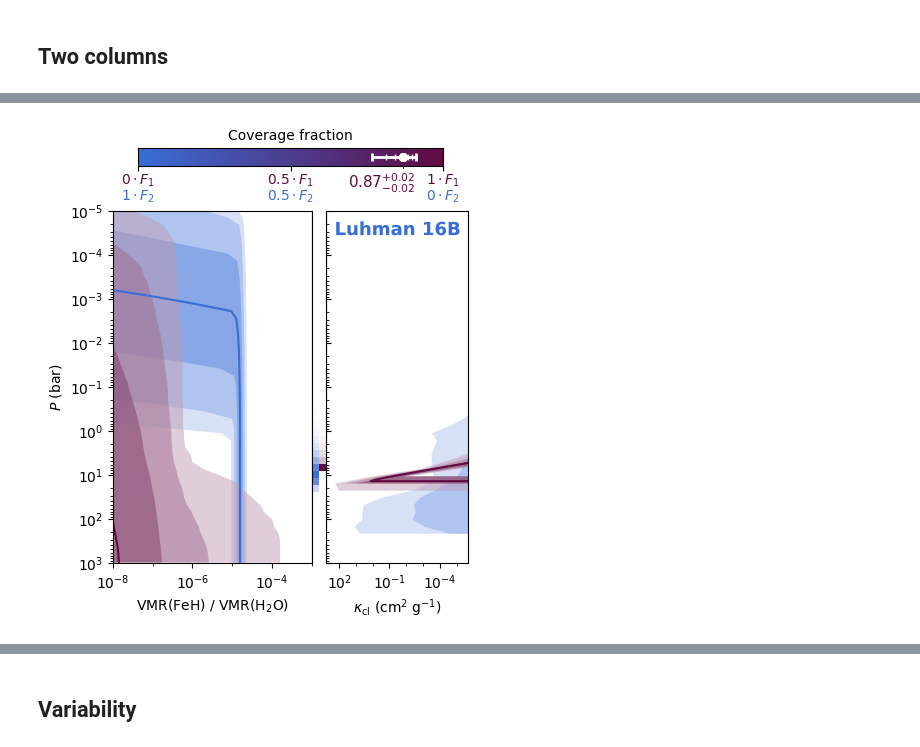
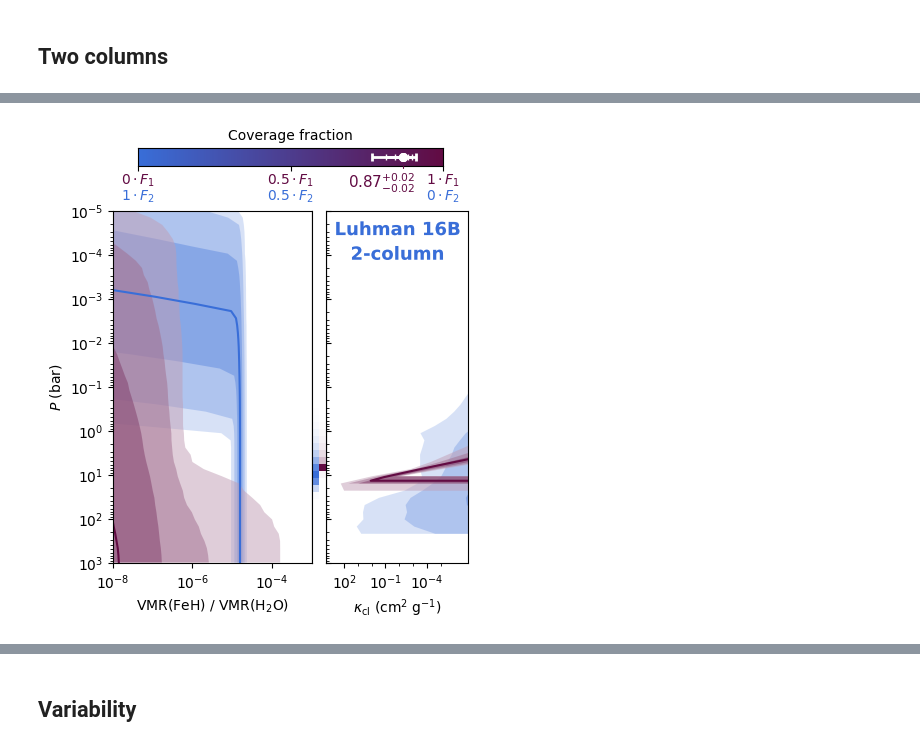
Before and after one commit to samderegt/retrieval_base, a Jupyter notebook: Luhman_16/figures/plot_J_band_2column.ipynb, the cells around one changed output, grey strips where cells are left out. Cells and saved outputs as stored; diff of their text form; code cells hidden in the pictures.

Commit message:
Plot updates

```diff
--- a/Luhman_16/figures/plot_J_band_2column.ipynb
+++ b/Luhman_16/figures/plot_J_band_2column.ipynb
@@ -120,14 +114,14 @@ contr_B = np.load(f'{Res_B.prefix}data/bestfit_int_contr_em_{Res_B.m_set}.npy')
 
 _, opa_envelope_A1, _, opa_envelope_A1_fine, fine_pressure, _ = Res_A.get_grey_cloud_opacity(
     #keys_indices={'log_opa_base_gray':7, 'log_P_base_gray':8, 'f_sed_gray':9},
-    keys_indices={'log_opa_base_gray':13, 'log_P_base_gray':14, 'f_sed_gray':15},
+    keys_indices={'log_opa_base_gray':13, 'log_P_base_gray':14, 'f_sed_gray':15}, N_fine_pressure=100,
     )
 _, opa_envelope_A2, _, opa_envelope_A2_fine, fine_pressure, _ = Res_A.get_grey_cloud_opacity(
     #keys_indices={'log_opa_base_gray':13, 'log_P_base_gray':14, 'f_sed_gray':15},
-    keys_indices={'log_opa_base_gray':7, 'log_P_base_gray':8, 'f_sed_gray':9},
+    keys_indices={'log_opa_base_gray':7, 'log_P_base_gray':8, 'f_sed_gray':9}, N_fine_pressure=100,
     )
 _, opa_envelope_B, _, opa_envelope_B_fine, fine_pressure, _ = Res_B.get_grey_cloud_opacity(
-    keys_indices={'log_opa_base_gray':6, 'log_P_base_gray':7, 'f_sed_gray':8},
+    keys_indices={'log_opa_base_gray':6, 'log_P_base_gray':7, 'f_sed_gray':8}, N_fine_pressure=100,
     )
 # %%
 VMR_posterior_A1 = utils.convert_mf_dict_to_VMR_dict(Chem_A1, relative_to_key='H2O')
@@ -138,6 +132,7 @@ VMR_posterior_B = utils.convert_mf_dict_to_VMR_dict(Chem_B, relative_to_key='H2O
 #FeH_posterior_A2 = utils.convert_mf_dict_to_VMR_dict(Chem_A2)['FeH']
 FeH_envelope_A1 = np.quantile(VMR_posterior_A1['FeH'], q=q, axis=0)
 FeH_envelope_A2 = np.quantile(VMR_posterior_A2['FeH'], q=q, axis=0)
+FeH_envelope_B  = np.quantile(VMR_posterior_B['FeH'], q=q, axis=0)
 
 VMR_envelope_A = {
     species_i: np.quantile(VMR_i, q=q, axis=0) for species_i, VMR_i in VMR_posterior_A1.items()
@@ -328,29 +363,42 @@ plt.show()
 # %%
 color_m_A1 = color_m_B
+#color_m_A1 = 'darkorange'
 color_m_A2 = '#620B43'
+
+median_kwargs_A = {'c':color_m_A, 'lw':1.5, 'ls':'-'}
+median_kwargs_B = {'c':color_m_B, 'lw':1.5, 'ls':(0,(5,3))}
+
+ylim = (1e3,1e-5)
+#ylim = (10**(+2.5),10**(-1.0))
 
 fig = plt.figure(figsize=(4.5,5.0))
 gs = fig.add_gridspec(
     nrows=2, ncols=5, hspace=0.24, wspace=0.0, height_ratios=[0.05,0.95], width_ratios=[0.07,0.49,0.04,0.33,0.07]
 )
 ax_cf = fig.add_subplot(gs[0,1:4])
-ax_VMR = fig.add_subplot(gs[-1,:2])
-ax_cl  = fig.add_subplot(gs[-1,-2:])
-ax_contr = fig.add_subplot(gs[-1,2])
+ax_VMR = fig.add_subplot(gs[1,:2])
+ax_cl  = fig.add_subplot(gs[1,-2:])
+ax_contr = fig.add_subplot(gs[1,2])
 
 for i, (int_contr_em_i, color_i) in enumerate(zip([int_contr_em_A1,int_contr_em_A2], [color_m_A1,color_m_A2])):
 
+    extent = [0+0.5*i, 0.5+0.5*i, np.log10(PT_B.pressure.max()), np.log10(PT_B.pressure.min())]
+
     cmap_i = mpl.colors.LinearSegmentedColormap.from_list('', ['w',color_i])
     ax_contr.imshow(
-        int_contr_em_i.reshape(-1,1), cmap=cmap_i, aspect='auto', interpolation='none',
-        extent=[0+0.5*i,0.5+0.5*i,0,1], transform=ax_contr.transAxes,
+        int_contr_em_i.reshape(-1,1), cmap=cmap_i, aspect='auto',
+        interpolation='none', extent=extent
     )
 ax_contr.spines[['bottom','top']].set_visible(False)
-ax_contr.set(yticks=[], xticks=[])
-
+ax_contr.set(yticks=[], xticks=[], xlim=(0,1), ylim=np.log10(ylim))
 
 ax_cl.annotate(
     name_A, xy=(0.5,0.97), xycoords='axes fraction',
+    ha='center', va='top', c=color_m_A1, fontsize=13, fontweight='bold',
+    path_effects=[pe.withStroke(linewidth=2, foreground='w', alpha=0.8)]
+    )
+ax_cl.annotate(
+    '2-column', xy=(0.5,0.9), xycoords='axes fraction',
     ha='center', va='top', c=color_m_A1, fontsize=13, fontweight='bold',
     path_effects=[pe.withStroke(linewidth=2, foreground='w', alpha=0.8)]
     )
@@ -373,6 +421,7 @@ for VMR_env_i, opa_env_i, opa_env_fine_i, color_i in zip(
         colors=[env_colors_i[0],env_colors_i[1],env_colors_i[2]], median_kwargs=median_kwargs_A
         )
 
+    #'''
     utils.plot_envelopes(
         ax_cl, PT_B.pressure, x=opa_env_i, #x_indices=[(0,6)],
         #colors=[env_colors_i[0]], #median_kwargs=median_kwargs_A
@@ -382,29 +431,54 @@ for VMR_env_i, opa_env_i, opa_env_fine_i, color_i in zip(
         ax_cl, fine_pressure, x=opa_env_fine_i, x_indices=[],
         colors=[], median_kwargs=median_kwargs_A
         )
+    #'''
 
-#ax_VMR.errorbar(
-#    x=np.median(FeH_envelope_A2[6]), xerr=2e-7, y=0.2,
-#    transform=ax_VMR.get_xaxis_transform(),
-#    fmt='|', xuplims=True, color=color_m_A2, markersize=6
-#)
+    '''
+    utils.plot_envelopes(
+        ax_cl, fine_pressure, x=opa_env_fine_i,
+        colors=env_colors_i, median_kwargs=median_kwargs_A
+        )
+    '''
+
+'''
+#color_i = color_m_B
+color_i = 'k'
+cmap = mpl.colors.LinearSegmentedColormap.from_list('', ['w',color_i])
+env_colors_i = cmap([0.4,0.6,0.8])
+env_colors_i[:,3] = 0.5
+median_kwargs_A['c'] = color_i
+median_kwargs_A['lw'] = 2
+median_kwargs_A['ls'] = (0,(5,3))
+#median_kwargs_A['alpha'] = 0.7
+#median_kwargs_A['zorder'] = -1
+
+utils.plot_envelopes(
+    ax_VMR, y=PT_B.pressure, x=FeH_envelope_B, x_indices=[], median_kwargs=median_kwargs_A, zorder=-1,
+    )
+utils.plot_envelopes(
+    ax_cl, PT_B.pressure, x=opa_envelope_B, x_indices=[], median_kwargs=median_kwargs_A, zorder=-1,
+    )
+'''
+
 
 ax_VMR.set(
     xlabel=r'VMR(FeH) / VMR($\mathrm{H_2O}$)',
     ylabel=r'$P\ (\mathrm{bar})$', xscale='log', yscale='log',
     #xlim=(10**(-6.1),10**(-3.9)), ylim=(1e3,1e-5)
     #xlim=(10**(-6.2),10**(-3.9)), ylim=(1e3,1e-5)
-    xlim=(1e-8,1e-3), ylim=(1e3,1e-5)
+    xlim=(1e-8,1e-3), ylim=ylim
     )
 #ax_VMR.set_xticks([1e-6,1e-4], labels=[], minor=True)
-ax_VMR.set_xticks([1e-7,1e-5,1e-3], labels=[], minor=True)
+#ax_VMR.set_xticks([1e-7,1e-5,1e-3], labels=[], minor=True)
 
 ax_cl.set(
-    xscale='log', yscale='log', ylim=(1e3,1e-5), yticklabels=[],
+    xscale='log', yscale='log', ylim=ylim, yticklabels=[],
     xticks=10.**np.array([2,-1,-4]), xlim=(6e2,2e-6),
     xlabel=r'$\kappa_\mathrm{cl}\ (\mathrm{cm^2\ g^{-1}})$'
     )
 ax_cl.set_xticks([1e1,1e0,1e-2,1e-3,1e-5], labels=[], minor=True)
+ax_cl.set(xlim=(2e3,1e-7))
+
 
 ax_cl.tick_params(axis='y', which='both', direction='in')
 
@@ -423,36 +497,38 @@ for err_idx, capthick, capsize in zip([[0,6],[1,5],[2,4]], [2,1,1], [3.2,2.5,2.5
         markersize=11, lw=2, capthick=capthick, capsize=capsize,
         )
 
-ax_cf.set(xlim=(1,0), ylim=(0,1), yticks=[], xticks=[0,0.5,1], xticklabels=[])
+ax_cf.set(
+    xlim=(1,0), ylim=(0,1), yticks=[], xticks=[0,0.5,1], xticklabels=[],
+    )
 
 iterables = zip(
     [0,0.5,1],
     [r'$1\cdot F_2$', r'$0.5\cdot F_2$', r'$0\cdot F_2$'],
     [r'$0\cdot F_1$',r'$0.5\cdot F_1$', r'$1\cdot F_1$'],
 )
 for x_i, label_A1, label_A2 in iterables:
     ax_cf.annotate(label_A2, xy=(x_i,-1.2), xycoords=ax_cf.transAxes, ha='center', va='bottom', color=color_m_A2)
     ax_cf.annotate(label_A1, xy=(x_i,-1.2), xycoords=ax_cf.transAxes, ha='center', va='top', color=color_m_A1)
 
 ax_cf.xaxis.set_label_position('top')
 ax_cf.set_xlabel('Coverage fraction', labelpad=6.0)
 
 f1 = '{:.2f}'.format(np.median(1-cf_posterior_A))
 f2 = '{:.2f}'.format(np.quantile(1-cf_posterior_A, q=q)[2]-np.median(1-cf_posterior_A))
 f3 = '{:.2f}'.format(np.quantile(1-cf_posterior_A, q=q)[4]-np.median(1-cf_posterior_A))
 ax_cf.annotate(
     r'$'+f1 + '_{'+f2+'}' + '^{+'+f3+'}$', xy=(np.median(1-cf_posterior_A),0.),
     xytext=(np.median(1-cf_posterior_A)-0.07,-1.5), ha='center', va='bottom',
     xycoords=ax_cf.transAxes, color=color_m_A2, fontsize=11,
     arrowprops={
         'arrowstyle':'-', 'connectionstyle':'angle,angleA=0,angleB=90',
         'shrinkA':0, 'shrinkB':0, 'lw':0.8, 'color':color_m_A2,
         },
     )
 
 plt.subplots_adjust(left=0.17, bottom=0.11, top=0.94, right=0.96)
 
 plt.savefig('./plots/J_band_2columns.pdf')
 plt.show()
 # %% [output]
-[figure, old version]
+[figure, new version]
```
Also changed, not shown: parts of 5 cells of this notebook, 2 other files.
